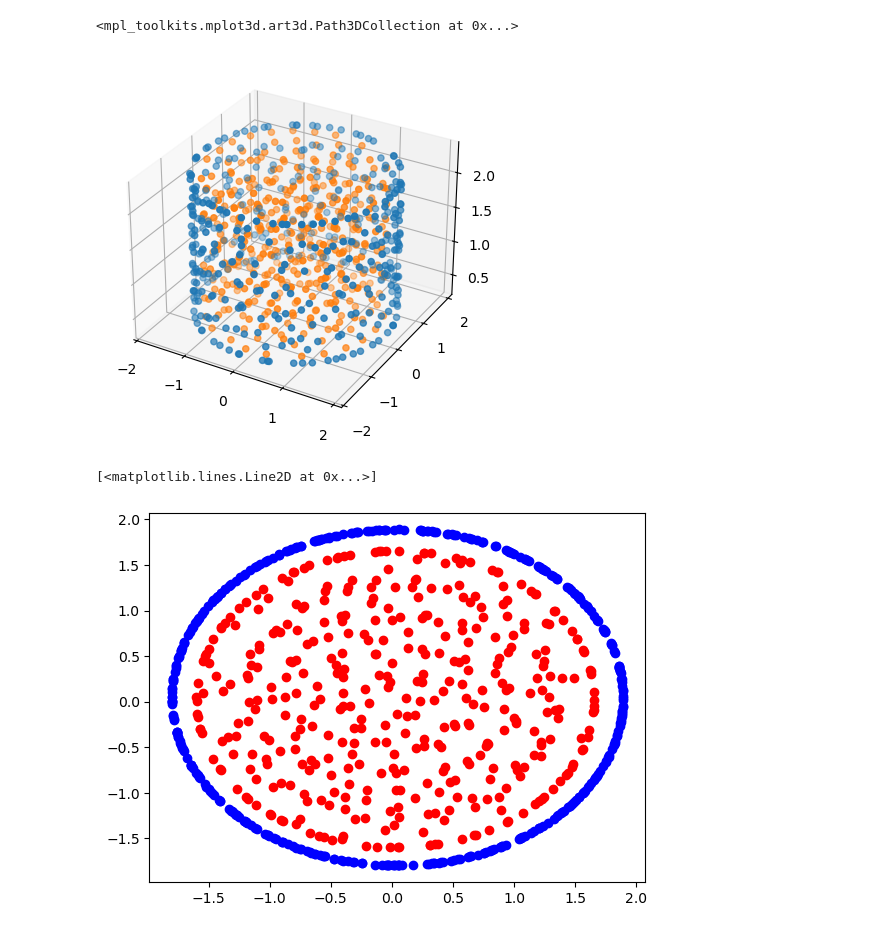
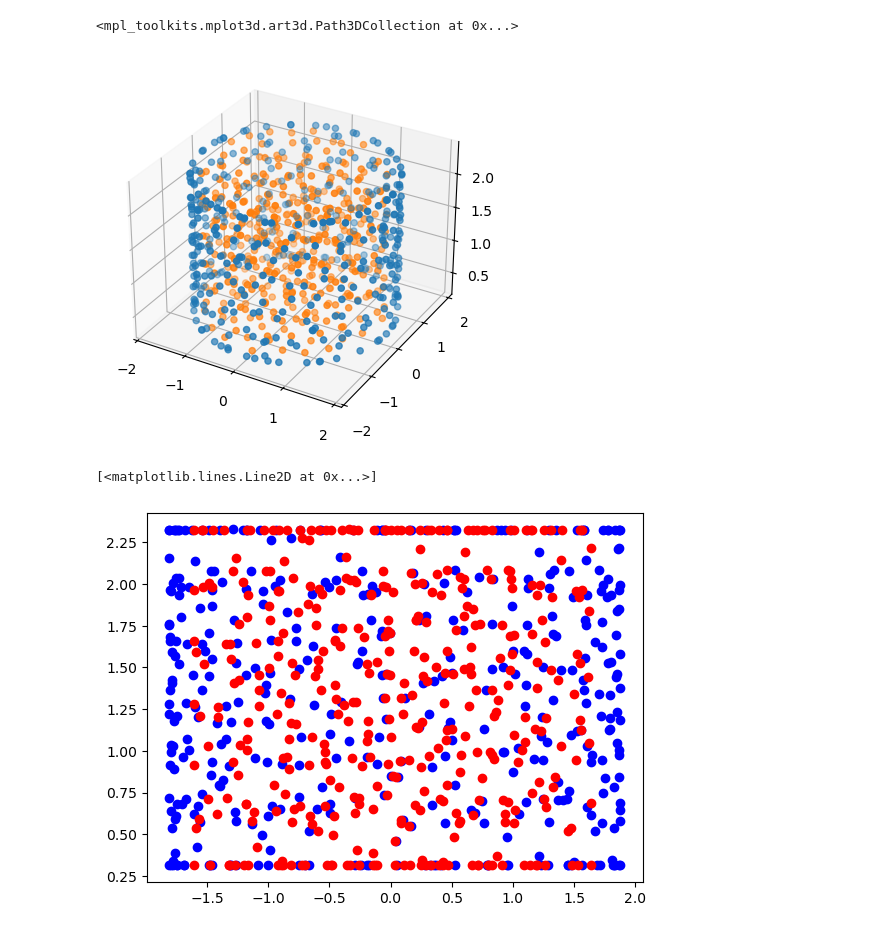
Before and after one commit to MaxGeraedts/DEM-GNN, a Jupyter notebook: Testing.ipynb, the cells around one changed output. Saved outputs shown, nothing was run; the diff lists cells and outputs as text; code cells hidden in the pictures.

```diff
--- a/Testing.ipynb
+++ b/Testing.ipynb
@@ -5,4 +5,10 @@ np.set_printoptions(linewidth=200)
 import matplotlib.pyplot as plt
 # %%
 bc = scipy.io.loadmat('BC.mat')['BC']
+particles = np.loadtxt("data_particle.dat")
+radii = np.loadtxt("data_radii.dat")
+cyl = bc[0,0,:]
+wall = bc[0,1,:]
+#bc[0] += bc[1]
+bc, wall
 # %% [output]
@@ -36,5 +25,3 @@ array([0.04539689, 0.04539689, 0.1459093 , 0.        , 0.        , 1.        , 1
-# %%
-points = np.loadtxt("data_particle.dat")
 # %%
 def ProjectPointsToCylinder(points,cyl):
     point_to_cyl_origin = points-cyl[:3]
@@ -42,9 +29,9 @@ def ProjectPointsToCylinder(points,cyl):
     cyl_radius = cyl[6]
     cyl_axis /= np.linalg.norm(cyl_axis)
 
-    axis_projection = np.expand_dims(np.dot(point_to_cyl_origin,cyl_axis),1)*cyl_axis
+    axis_projection = point_to_cyl_origin*cyl_axis*cyl_axis
     axis_projection += cyl[:3]
     axis_projection_to_points = points-axis_projection
     axis_projection_to_points_scaled = axis_projection_to_points/np.linalg.norm(axis_projection_to_points,axis=1,keepdims=True)*cyl_radius
-    point_on_wall = axis_projection+axis_projection_to_points_scaled
-    return point_on_wall
+    point_on_cyl = axis_projection+axis_projection_to_points_scaled
+    return point_on_cyl
@@ -51,2 +81,3 @@ def ProjectPointsToCylinder(points,cyl):
 # %%
-point_on_wall = ProjectPointsToCylinder(points,cyl)
+point_on_wall = ProjectPointsToCylinder(particles,cyl)
+#point_on_wall = ProjectPointsToHyperplane(particles,wall)
@@ -63,25 +107,25 @@ x = vector[:,0]
 y = vector[:,1]
 z = vector[:,2]
 ax.scatter(x,y,z)
-vector = points
+vector = particles
 x = vector[:,0]
 y = vector[:,1]
 z = vector[:,2]
 ax.scatter(x,y,z)
 # %% [output]
 <mpl_toolkits.mplot3d.art3d.Path3DCollection at 0x...>
-[figure, old version]
+[figure, new version]
 # %%
 vector = point_on_wall
 x = vector[:,0]
 y = vector[:,1]
 z = vector[:,2]
-plt.plot(x,y,'o',color='b')
-vector = points
+plt.plot(y,z,'o',color='b')
+vector = particles
 x = vector[:,0]
 y = vector[:,1]
 z = vector[:,2]
-plt.plot(x,y,'o',color='r')
+plt.plot(y,z,'o',color='r')
 # %% [output]
 [<matplotlib.lines.Line2D at 0x...>]
-[figure, old version]
+[figure, new version]
```
Also changed, not shown: parts of 7 cells of this notebook.
